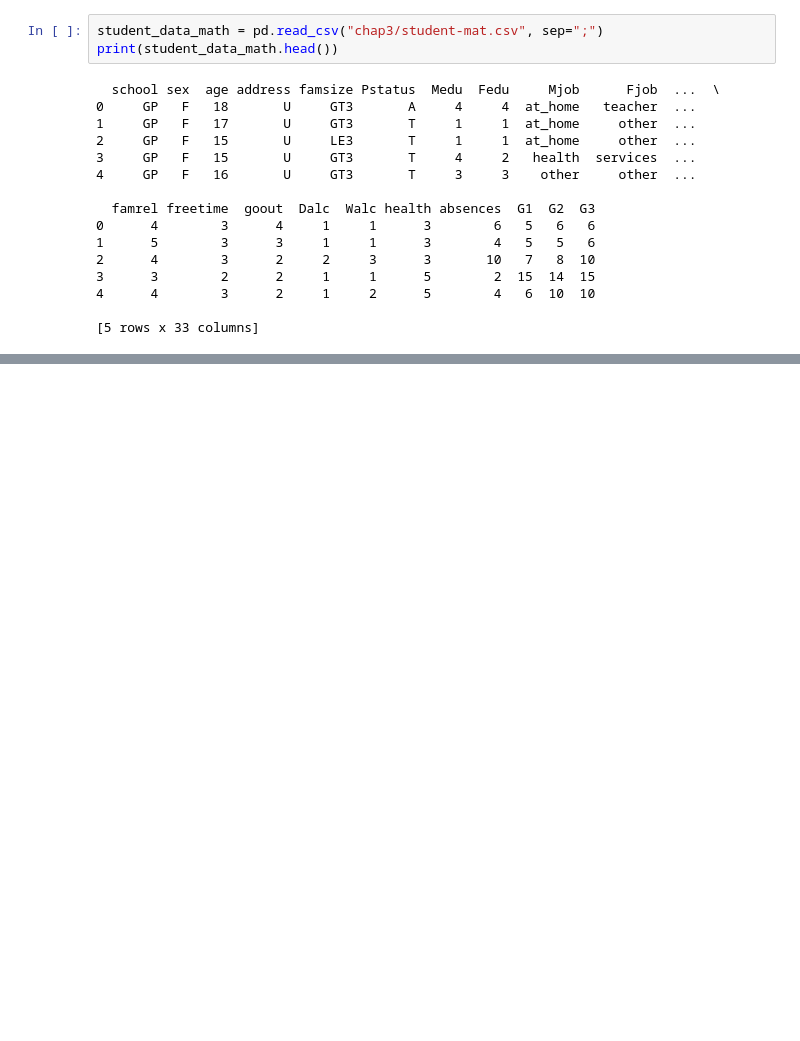
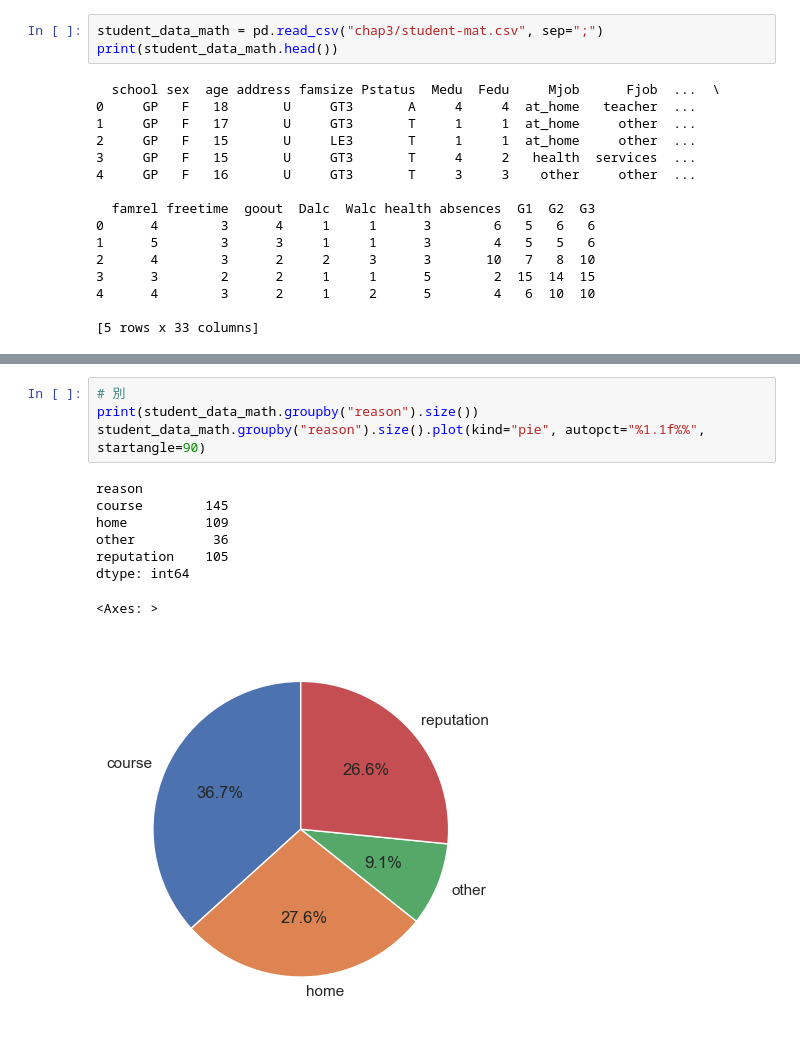
Before and after one commit to edayoshi-1999/python_Todai, a Jupyter notebook: 2.26.ipynb, the cells around one changed output, grey strips where cells are left out. Saved outputs shown, nothing was run; the diff lists cells and outputs as text; blank space fills up the shorter version.

```diff
--- a/2.26.ipynb
+++ b/2.26.ipynb
@@ -25,0 +55,13 @@ print(student_data_math.head())
+# %%
+# 別
+print(student_data_math.groupby("reason").size())
+student_data_math.groupby("reason").size().plot(kind="pie", autopct="%1.1f%%", startangle=90)
+# %% [output]
+reason
+course        145
+home          109
+other          36
+reputation    105
+dtype: int64
+<Axes: >
+[figure, added]
```
Also changed, not shown: parts of 6 cells of this notebook, 4 other files.
